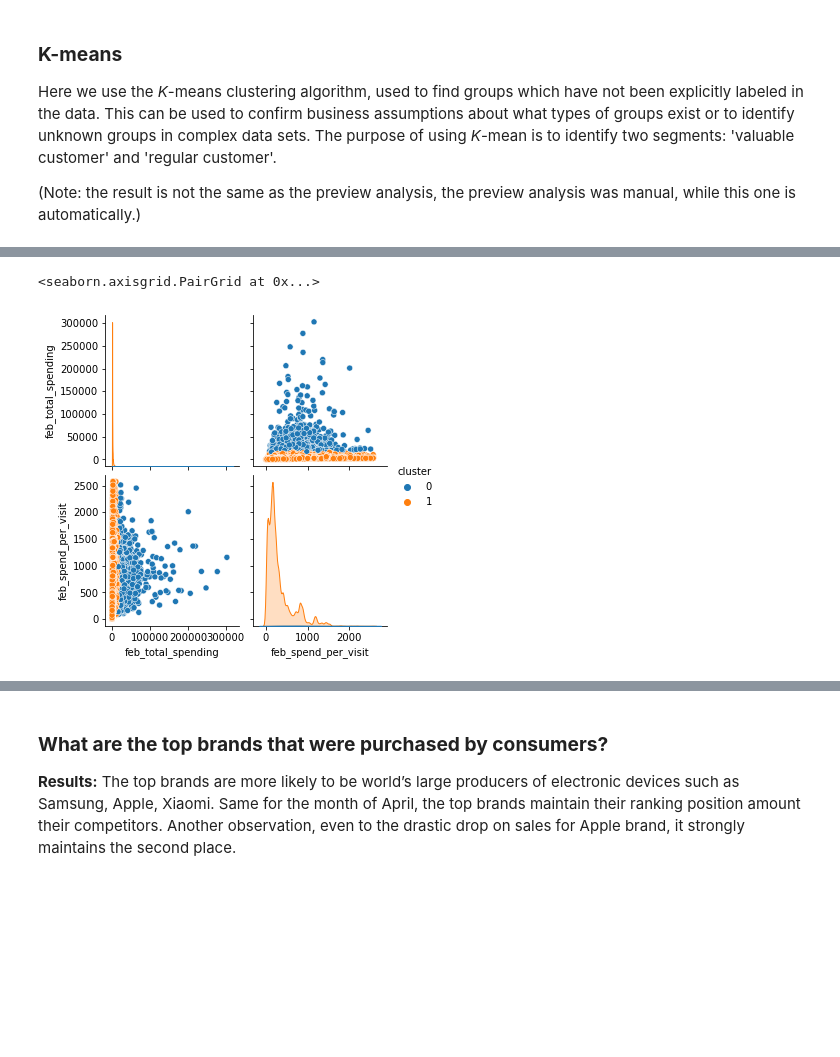
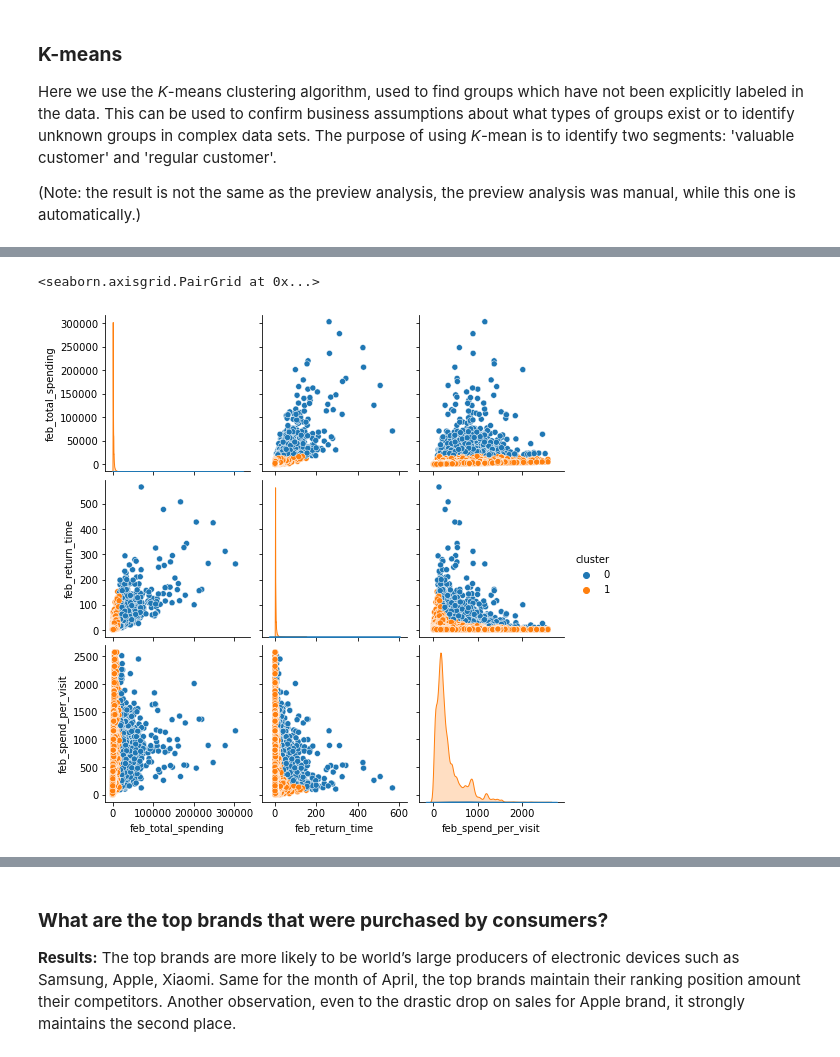
Before and after one commit to soltaniehha/Intro-to-Data-Analytics, a Jupyter notebook: docs/team-projects/2020/B4/Final-notebook-team4b.ipynb, the cells around one changed output, grey strips where cells are left out. Drawn from its saved outputs; the diff is of its cells as text; code cells hidden in the pictures; blank space fills up the shorter version.

```diff
--- a/docs/team-projects/2020/B4/Final-notebook-team4b .ipynb
+++ b/docs/team-projects/2020/B4/Final-notebook-team4b.ipynb
@@ -360,10 +360,8 @@ apr['user_id'] = apr['user_id'].astype('category')
 # create new numerical variables
 feb_table = feb.loc[feb['event_type']=='purchase'].groupby('user_id').agg(feb_total_spending=('price','sum')).reset_index()
 apr_table = apr.loc[apr['event_type']=='purchase'].groupby('user_id').agg(apr_total_spending=('price','sum')).reset_index()
-feb_return = feb.loc[feb['event_type']=='purchase'].groupby('user_id').agg(feb_return_time=('user_id','count')).reset_index()
-apr_return = apr.loc[apr['event_type']=='purchase'].groupby('user_id').agg(apr_return_time=('user_id','count')).reset_index()
+feb_return = feb.loc[feb['event_type']=='purchase'].groupby('user_id').agg(feb_return_time=('user_session','count')).reset_index()
+apr_return = apr.loc[apr['event_type']=='purchase'].groupby('user_id').agg(apr_return_time=('user_session','count')).reset_index()
 
-feb_table['feb_spend_per_visit'] = feb_table['feb_total_spending'] / feb_return['feb_return_time']
-apr_table['apr_spend_per_visit'] = apr_table['apr_total_spending'] / apr_return['apr_return_time']
-
-feb_table.sort_values('feb_total_spending', ascending=False).head()
+february = feb_table.merge(feb_return, on='user_id')
+april = apr_table.merge(apr_return, on='user_id')
@@ -377 +368,8 @@ feb_table.sort_values('feb_total_spending', ascending=False).head()
+# %%
+february = february[february['feb_total_spending'] != 0]
+april = april[april['apr_total_spending'] != 0]
+february['feb_spend_per_visit'] = february['feb_total_spending'] / february['feb_return_time']
+april['apr_spend_per_visit'] = april['apr_total_spending'] / april['apr_return_time']
+february = february[february['feb_total_spending'] >= february['feb_spend_per_visit']]
+april = april[april['apr_total_spending'] >= april['apr_spend_per_visit']]
 # %%
@@ -386,18 +393,18 @@ apr_table.sort_values('apr_total_spending', ascending=False).head()
 # %%
-X_feb = feb_table.drop('user_id', axis=1)
-X_apr = apr_table.drop('user_id', axis=1)
+X_feb = february.drop('user_id', axis=1)
+X_apr = april.drop('user_id', axis=1)
 # Feburary Kmean
 from sklearn.cluster import KMeans
 kmeans = KMeans(n_clusters=2,
-                random_state=775)
+                random_state=780)
 kmeans.fit(X_feb)
 y_kmeans = kmeans.predict(X_feb)
-feb_table['cluster'] = y_kmeans
+february['cluster'] = y_kmeans
 
-sns.pairplot(data=feb_table, hue='cluster')
+sns.pairplot(data=february, hue='cluster')
 # %% [output]
 <seaborn.axisgrid.PairGrid at 0x...>
-[figure, old version]
+[figure, new version]
 # %%
 # April Kmean
 from sklearn.cluster import KMeans
```
Also changed, not shown: parts of 4 cells of this notebook, 3 other files.
